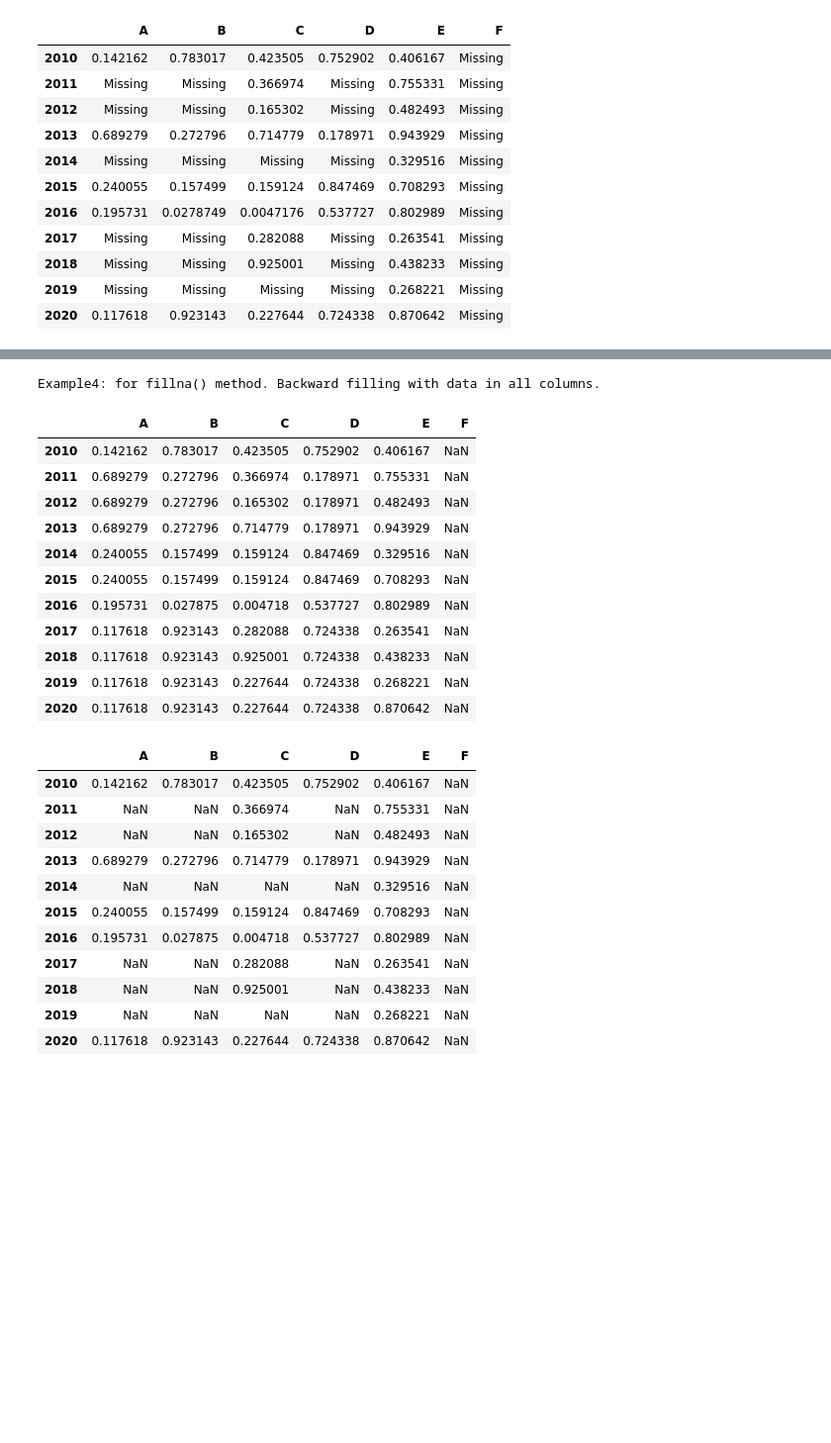
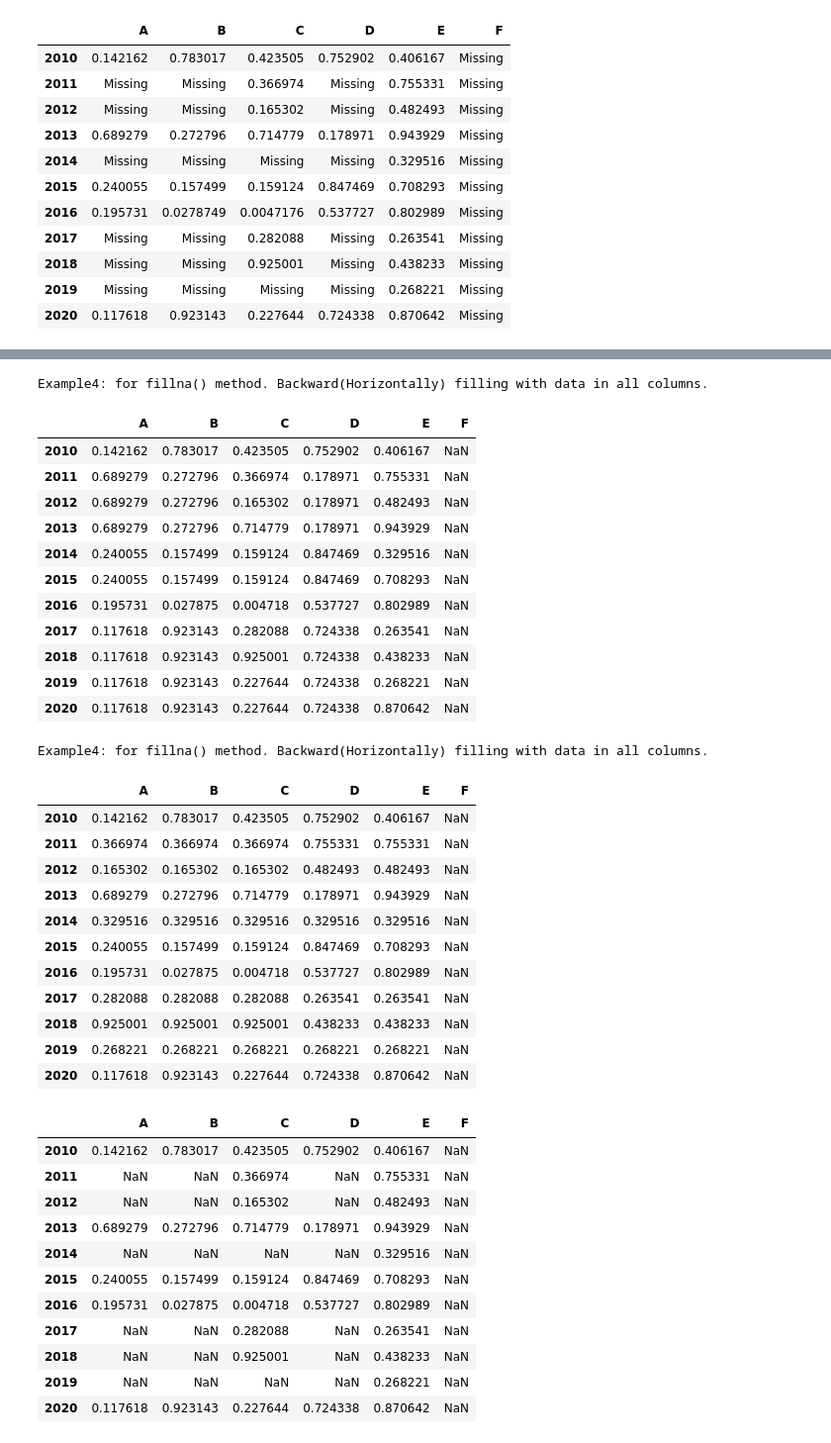
Before and after one commit to surendra-arivappagari/1.DataScience_MachineLearning_with_Python, a Jupyter notebook: 3.Pandas/Pandas.ipynb, the cells around one changed output, grey strips where cells are left out. Shown: that part at 99% size. Cells and saved outputs as stored; diff of their text form; code cells hidden in the pictures; blank space fills up the shorter version.

```diff
--- a/3.Pandas/Pandas.ipynb
+++ b/3.Pandas/Pandas.ipynb
@@ -922,10 +941,10 @@ Example3: for fillna() method. Forward filling with data in all columns.
 # %%
-#ffill--> will copy the data in backward direction in all columns.If no data in entore column remainn same.
+#ffill--> will copy the data in backward(Horizontally) direction in all columns.If no data in entore column remainn same.
 
-print("Example4: for fillna() method. Backward filling with data in all columns.")
+print("Example4: for fillna() method. Backward(Horizontally) filling with data in all columns.")
 df.fillna(method = 'bfill')
 # %% [output]
-Example4: for fillna() method. Backward filling with data in all columns.
+Example4: for fillna() method. Backward(Horizontally) filling with data in all columns.
 |  | A | B | C | D | E | F |
 | 2010 | 0.142162 | 0.783017 | 0.423505 | 0.752902 | 0.406167 | NaN |
 | 2011 | 0.689279 | 0.272796 | 0.366974 | 0.178971 | 0.755331 | NaN |
@@ -938,6 +957,25 @@ Example4: for fillna() method. Backward filling with data in all columns.
 | 2018 | 0.117618 | 0.923143 | 0.925001 | 0.724338 | 0.438233 | NaN |
 | 2019 | 0.117618 | 0.923143 | 0.227644 | 0.724338 | 0.268221 | NaN |
 | 2020 | 0.117618 | 0.923143 | 0.227644 | 0.724338 | 0.870642 | NaN |
+# %%
+#ffill--> will copy the data in backward(Horizontally) direction in all columns.If no data in entore column remainn same.
+
+print("Example4: for fillna() method. Backward(Horizontally) filling with data in all columns.")
+df.fillna(method = 'bfill', axis=1)
+# %% [output]
+Example4: for fillna() method. Backward(Horizontally) filling with data in all columns.
+|  | A | B | C | D | E | F |
+| 2010 | 0.142162 | 0.783017 | 0.423505 | 0.752902 | 0.406167 | NaN |
+| 2011 | 0.366974 | 0.366974 | 0.366974 | 0.755331 | 0.755331 | NaN |
+| 2012 | 0.165302 | 0.165302 | 0.165302 | 0.482493 | 0.482493 | NaN |
+| 2013 | 0.689279 | 0.272796 | 0.714779 | 0.178971 | 0.943929 | NaN |
+| 2014 | 0.329516 | 0.329516 | 0.329516 | 0.329516 | 0.329516 | NaN |
+| 2015 | 0.240055 | 0.157499 | 0.159124 | 0.847469 | 0.708293 | NaN |
+| 2016 | 0.195731 | 0.027875 | 0.004718 | 0.537727 | 0.802989 | NaN |
+| 2017 | 0.282088 | 0.282088 | 0.282088 | 0.263541 | 0.263541 | NaN |
+| 2018 | 0.925001 | 0.925001 | 0.925001 | 0.438233 | 0.438233 | NaN |
+| 2019 | 0.268221 | 0.268221 | 0.268221 | 0.268221 | 0.268221 | NaN |
+| 2020 | 0.117618 | 0.923143 | 0.227644 | 0.724338 | 0.870642 | NaN |
 # %%
 df
 # %% [output]
```
Also changed, not shown: parts of 15 cells of this notebook.
